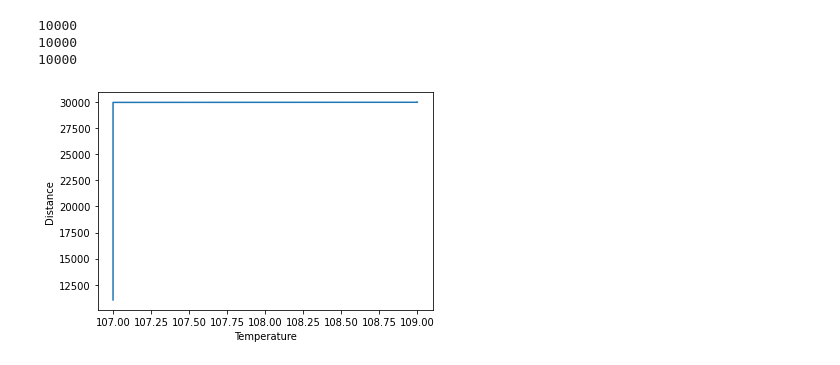
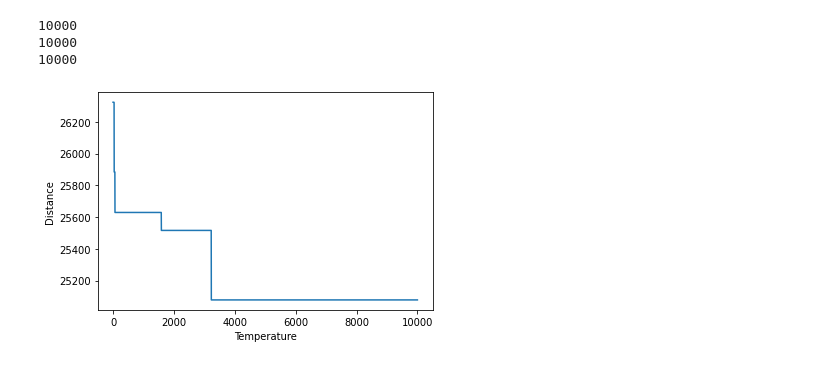
Before and after one commit to Adrien-Nicolas/Algo_avance, a Jupyter notebook: code/adrien.ipynb, the cells around one changed output. Saved outputs shown, nothing was run; the diff lists cells and outputs as text; code cells hidden in the pictures.

```diff
--- a/code/adrien.ipynb
+++ b/code/adrien.ipynb
@@ -112,7 +135,7 @@ def generate_random_path(nb_vertex, start_vertex):
   return path
 # %%
 import pickle
-with open("data.pickle", "rb") as file:
+with open("data_medium.pickle", "rb") as file:
   data = pickle.load(file)
 
 
@@ -125,6 +148,7 @@ start_vertex_index = data["start_vertex_index"]
 interval_vertex = data["interval_vertex"]
 interval_vertex_index = data["interval_vertex_index"]
 interval = data["interval"]
+all_vertex = data["all_vertex"]
+
 
 path = generate_random_path(len(vertices_list), start_vertex_index)
-print(complete_graph)
@@ -223,8 +292,9 @@ print(distance_tot(complete_graph,path))
 # %%
-from ipywidgets import IntProgress
-from IPython.display import display
 
-def recuit_simule_matrix(matrix,path):
+bornes = []
+bone_inf = distance_obj
+
+def recuit_simule_matrix(matrix,path,temp):
     bar = IntProgress(min=0, max=nb_iterations, layout={"width" : "100%"})
     display(bar)
     i_tab = []
@@ -234,7 +304,7 @@ def recuit_simule_matrix(matrix,path):
     distance = distance_tot(matrix,path)
     solution = np.copy(path)
     i = 0
-    T=T0
+    T=temp
 
     while T>Tmin and i<nb_iterations:
         i_tab.append(i)
@@ -243,7 +313,7 @@ def recuit_simule_matrix(matrix,path):
         i+=1
 
         #Loi de refroidissement
-        T = T0 * np.exp(-i/tau)
+        T = temp * np.exp(-i/tau)
 
         solution_voisine = neighbours[np.random.randint(0, len(neighbours))]
         """while is_path_in_interval(solution_voisine, matrix, interval, 95) == False:
@@ -269,14 +339,14 @@ def recuit_simule_matrix(matrix,path):
     return solution,distance,i_tab,T_Tab,distance_tab
 
 
-solution, distance, i_tab, T_tab, distance_tab = recuit_simule_matrix(complete_graph,path)
+solution, distance, i_tab, T_tab, distance_tab = recuit_simule_matrix(complete_graph,path,T0)
 
 
 # Make a multistart of recuit_simule_matrix
-for _ in range (20):
+for _ in range (10):
 
     path = generate_random_path(len(vertices_list), start_vertex_index)
-    solution_courante, distance_courante, i_tab, T_tab, distance_tab = recuit_simule_matrix(complete_graph,path)
+    solution_courante, distance_courante, i_tab, T_tab, distance_tab = recuit_simule_matrix(complete_graph,path,T0)
     print("Solution courante trouvée : ", distance_courante)
 
     if distance_courante < distance:
@@ -286,6 +356,10 @@ for _ in range (20):
         i_tab = i_tab
         T_tab = T_tab
         distance_tab = distance_tab
+        distance_bornes = bone_inf-distance
+        bornes.append(int(distance_bornes))
+
+
 
 print(solution,distance)
 # %% [output]
@@ -325,21 +506,21 @@ La distance parcourue au total est de  107.0 min.
 # %%
 # explore temperature vs algorithm iteration for simulated annealing
 from matplotlib import pyplot
 
 
 print(len(i_tab))
 print(len(T_tab))
 print(len(distance_tab))
 
 # plot T_tab vs distance_tab
-pyplot.plot(distance_tab,T_tab)
+pyplot.plot(distance_tab)
 
 
 pyplot.xlabel('Temperature')
 pyplot.ylabel('Distance')
 pyplot.show()
 # %% [output]
 10000
 10000
 10000
-[figure, old version]
+[figure, new version]
```
Also changed, not shown: parts of 11 cells of this notebook, 7 other files.
